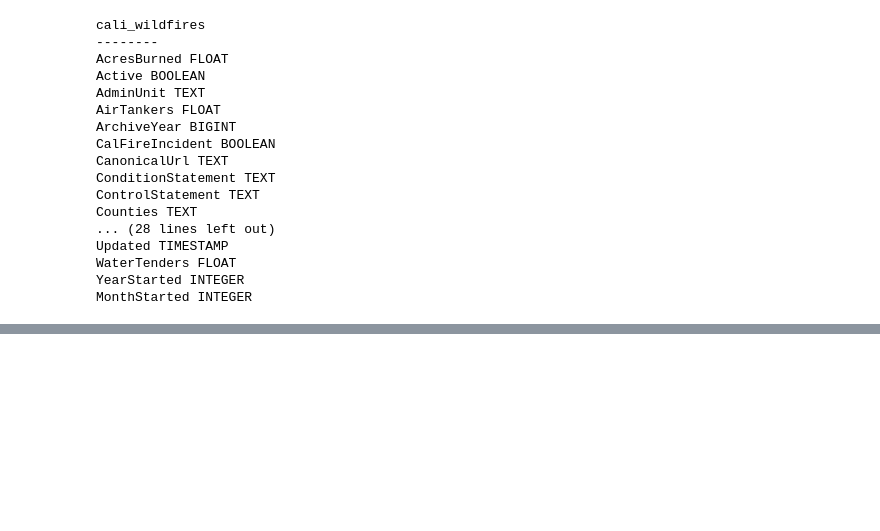
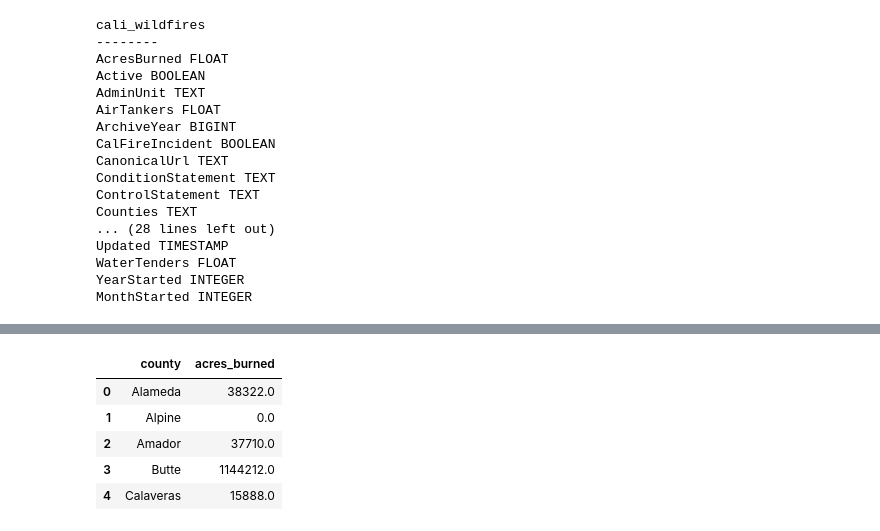
Before and after one commit to gydata5/california_wildfires, a Jupyter notebook: eewimmer/database/Queries_Cali_Wildfires-eewimmer.ipynb, the cells around one changed output, grey strips where cells are left out. Saved outputs shown, nothing was run; the diff lists cells and outputs as text; code cells hidden in the pictures; blank space fills up the shorter version.

```diff
--- a/eewimmer/database/Queries_Cali_Wildfires-eewimmer.ipynb
+++ b/eewimmer/database/Queries_Cali_Wildfires-eewimmer.ipynb
@@ -113,0 +146,20 @@ plt.show()
+# %%
+# acres burned per county
+query = text ("""SELECT
+                    Counties as county,
+                    SUM(AcresBurned) as acres_burned
+                    FROM
+                        cali_wildfires
+                    GROUP BY
+                        Counties
+                    ORDER BY
+                        Counties asc;""")
+AcresBurned = pd.read_sql(query, con = con)
+AcresBurned.head()
+# %% [output]
+|  | county | acres_burned |
+| 0 | Alameda | 38322.0 |
+| 1 | Alpine | 0.0 |
+| 2 | Amador | 37710.0 |
+| 3 | Butte | 1144212.0 |
+| 4 | Calaveras | 15888.0 |
```
Also changed, not shown: parts of 9 cells of this notebook, 1 other file.
